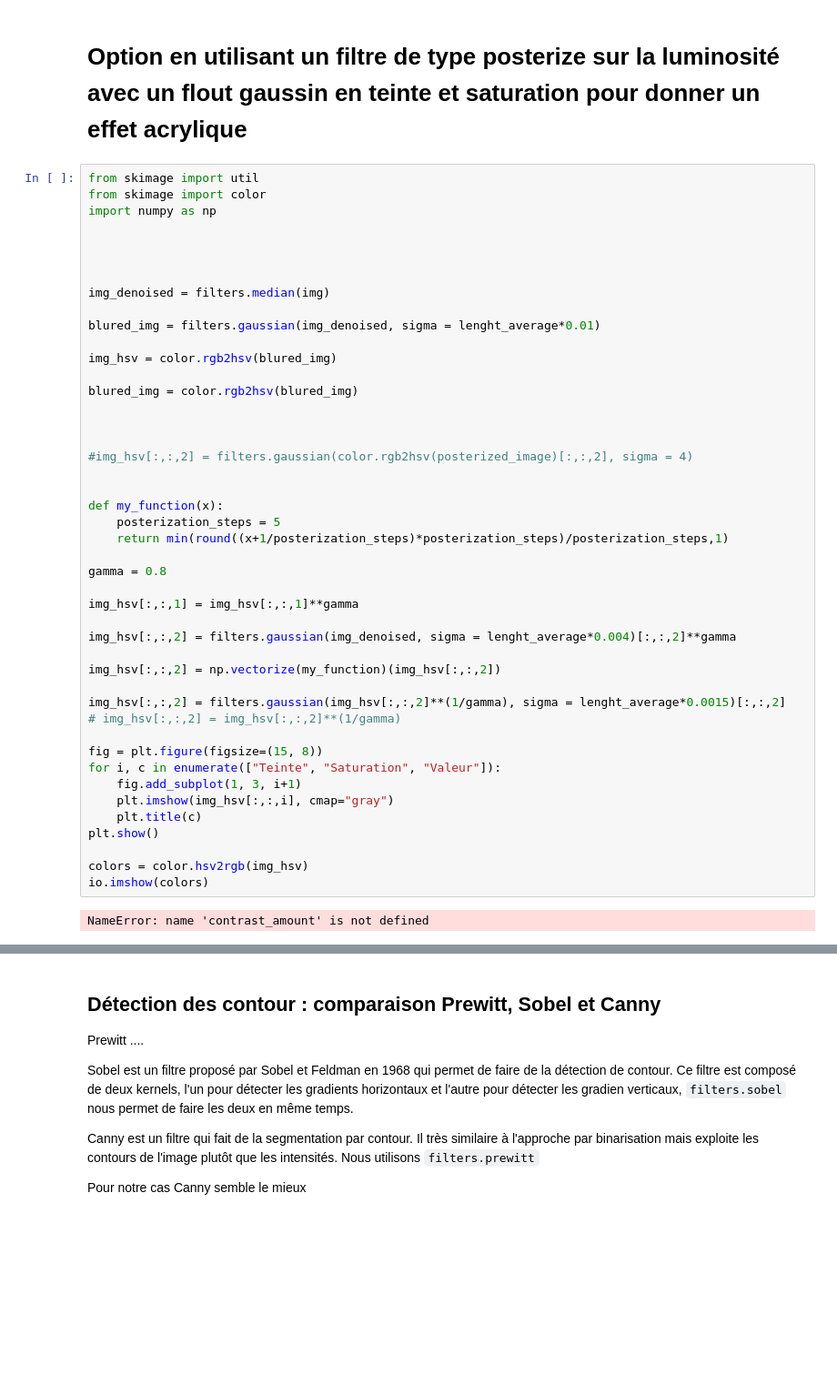
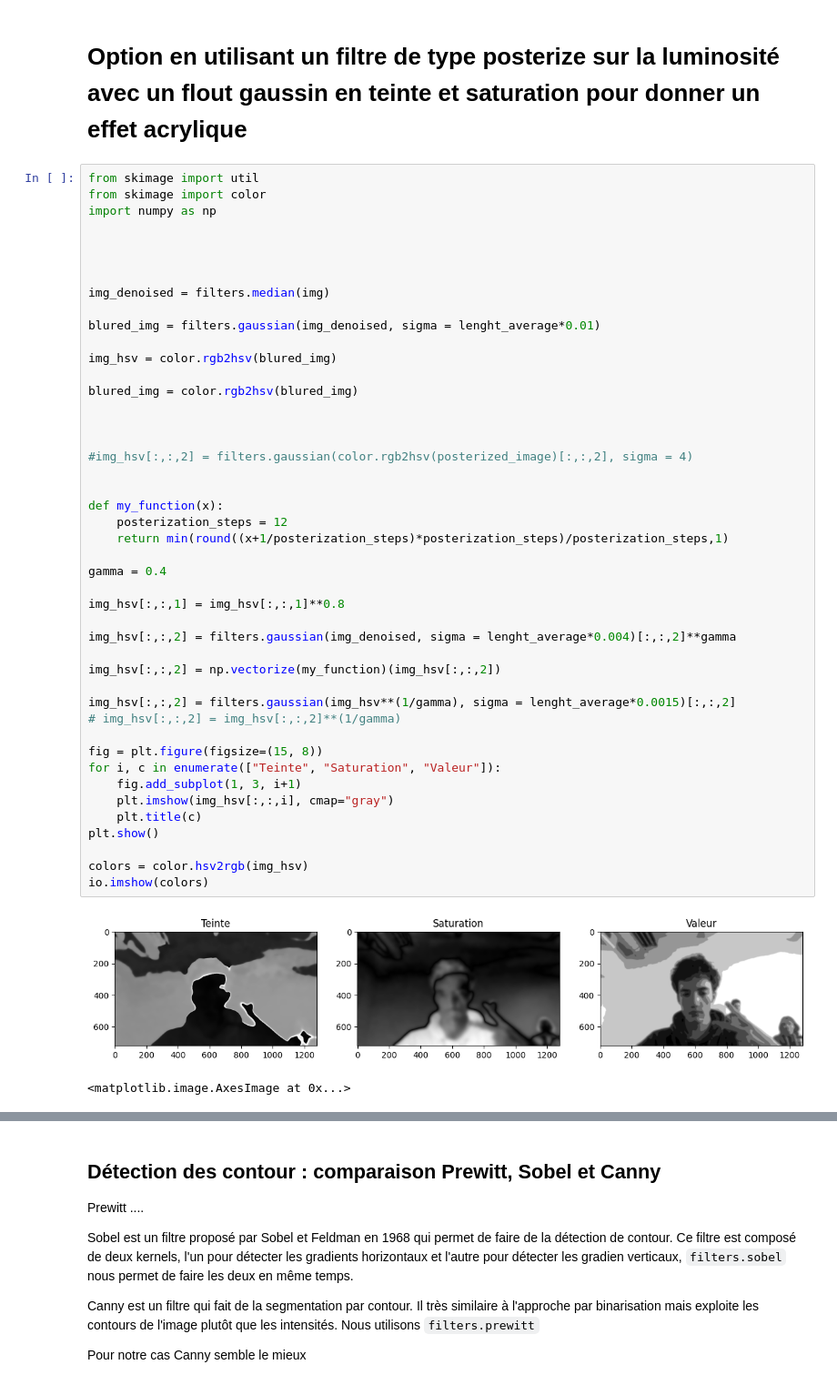
Before and after one commit to PierreVandel/analyse-images-cartoon, a Jupyter notebook: Cartoon.ipynb, the cells around one changed output, grey strips where cells are left out. Shown at 91% size. Saved outputs shown, nothing was run; the diff lists cells and outputs as text; blank space fills up the shorter version.

```diff
--- a/Cartoon.ipynb
+++ b/Cartoon.ipynb
@@ -58,35 +58,36 @@ blured_img = filters.gaussian(img_denoised, sigma = lenght_average*0.01)
 img_hsv = color.rgb2hsv(blured_img)
 
 blured_img = color.rgb2hsv(blured_img)
 
 
 
 #img_hsv[:,:,2] = filters.gaussian(color.rgb2hsv(posterized_image)[:,:,2], sigma = 4)
 
 
 def my_function(x):
-    posterization_steps = 5
+    posterization_steps = 12
     return min(round((x+1/posterization_steps)*posterization_steps)/posterization_steps,1)
 
-gamma = 0.8
+gamma = 0.4
 
-img_hsv[:,:,1] = img_hsv[:,:,1]**gamma
+img_hsv[:,:,1] = img_hsv[:,:,1]**0.8
 
 img_hsv[:,:,2] = filters.gaussian(img_denoised, sigma = lenght_average*0.004)[:,:,2]**gamma
 
 img_hsv[:,:,2] = np.vectorize(my_function)(img_hsv[:,:,2])
 
-img_hsv[:,:,2] = filters.gaussian(img_hsv[:,:,2]**(1/gamma), sigma = lenght_average*0.0015)[:,:,2]
+img_hsv[:,:,2] = filters.gaussian(img_hsv**(1/gamma), sigma = lenght_average*0.0015)[:,:,2]
 # img_hsv[:,:,2] = img_hsv[:,:,2]**(1/gamma)
 
 fig = plt.figure(figsize=(15, 8))
 for i, c in enumerate(["Teinte", "Saturation", "Valeur"]):
     fig.add_subplot(1, 3, i+1)
     plt.imshow(img_hsv[:,:,i], cmap="gray")
     plt.title(c)
 plt.show()
 
 colors = color.hsv2rgb(img_hsv)
 io.imshow(colors)
 # %% [output]
+[figure, added]
-NameError: name 'contrast_amount' is not defined
+<matplotlib.image.AxesImage at 0x...>
```
Also changed, not shown: parts of 4 cells of this notebook.
